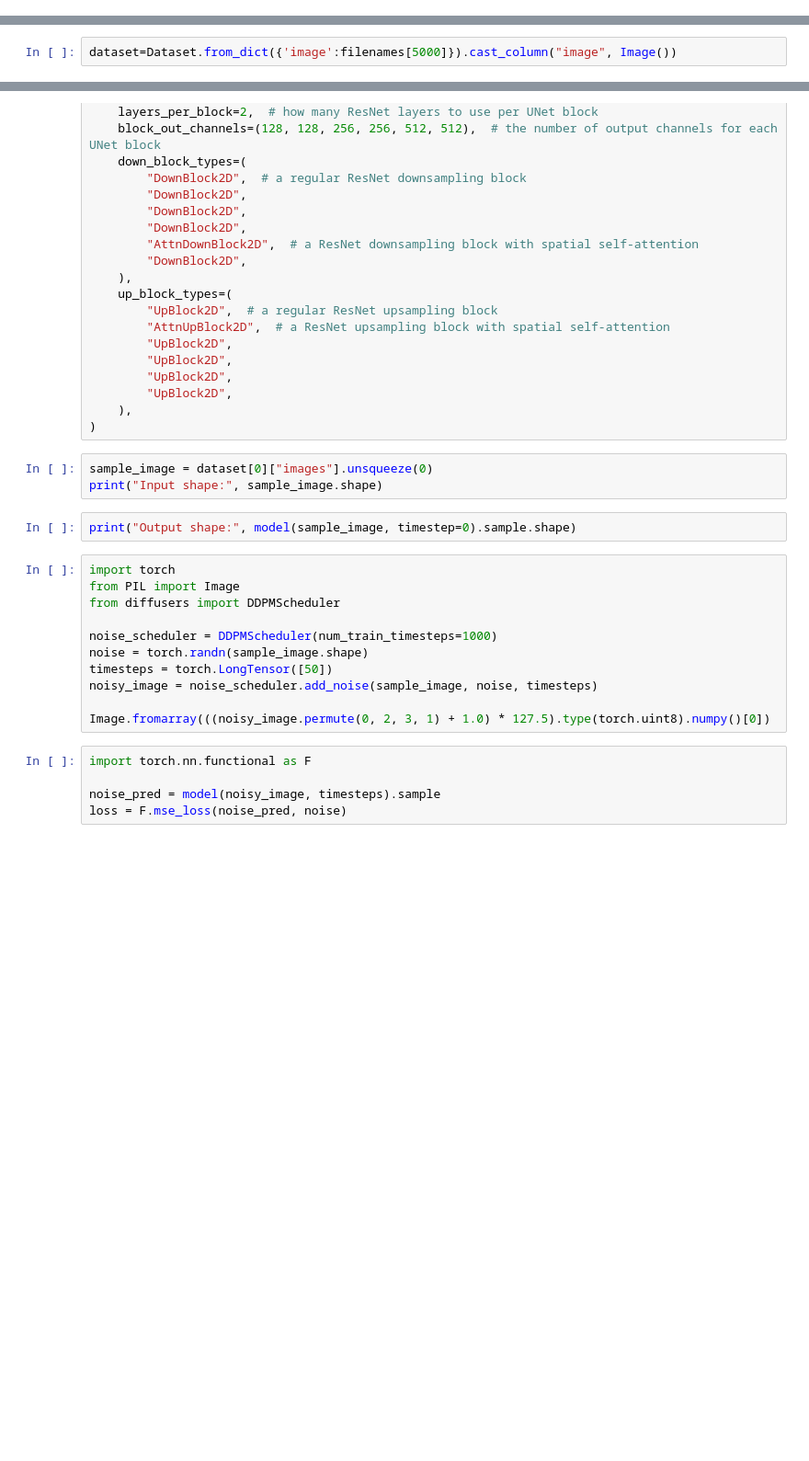
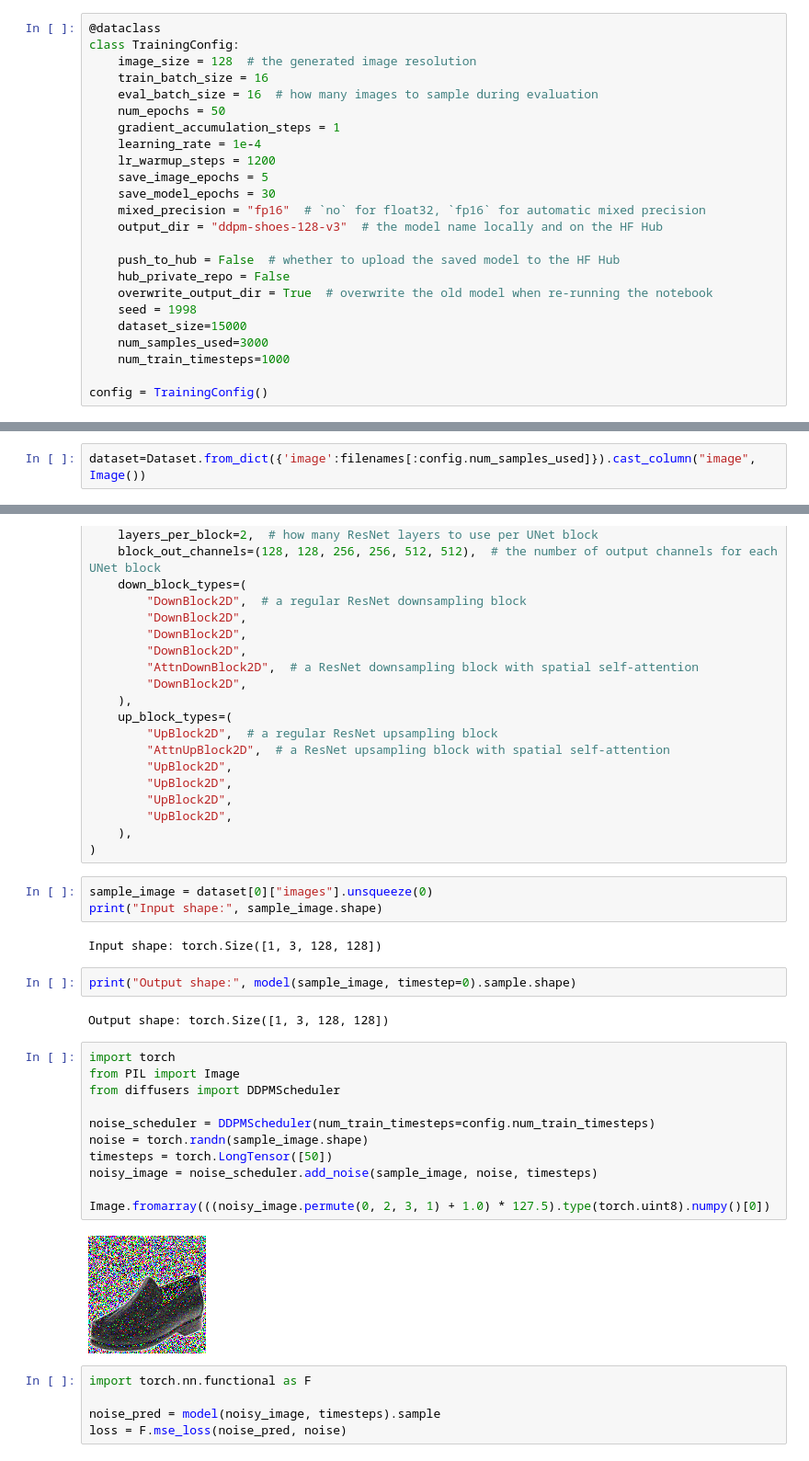
Before and after one commit to mikeagz/Proyecto-CC, a Jupyter notebook: shoes-difussion.ipynb, the cells around one changed output, grey strips where cells are left out. Shown at 92% size. Saved outputs shown, nothing was run; the diff lists cells and outputs as text; blank space fills up the shorter version.

Commit message:
New training

```diff
--- a/shoes-difussion.ipynb
+++ b/shoes-difussion.ipynb
@@ -8,3 +12,27 @@ import os
+# %%
+@dataclass
+class TrainingConfig:
+    image_size = 128  # the generated image resolution
+    train_batch_size = 16
+    eval_batch_size = 16  # how many images to sample during evaluation
+    num_epochs = 50
+    gradient_accumulation_steps = 1
+    learning_rate = 1e-4
+    lr_warmup_steps = 1200
+    save_image_epochs = 5
+    save_model_epochs = 30
+    mixed_precision = "fp16"  # `no` for float32, `fp16` for automatic mixed precision
+    output_dir = "ddpm-shoes-128-v3"  # the model name locally and on the HF Hub
+
+    push_to_hub = False  # whether to upload the saved model to the HF Hub
+    hub_private_repo = False
+    overwrite_output_dir = True  # overwrite the old model when re-running the notebook
+    seed = 1998
+    dataset_size=15000
+    num_samples_used=3000
+    num_train_timesteps=1000
+
+config = TrainingConfig()
 # %%
 root="data/Shoe vs Sandal vs Boot Dataset"
 filenames=glob.glob(root+"/*/*.*",recursive=True)
@@ -32,4 +66,4 @@ from datasets import Dataset, Image
 # %%
-dataset=Dataset.from_dict({'image':filenames[5000]}).cast_column("image", Image())
+dataset=Dataset.from_dict({'image':filenames[:config.num_samples_used]}).cast_column("image", Image())
 # %%
 dataset[0]['image']
@@ -118,19 +139,25 @@ model = UNet2DModel(
 # %%
 sample_image = dataset[0]["images"].unsqueeze(0)
 print("Input shape:", sample_image.shape)
+# %% [output]
+Input shape: torch.Size([1, 3, 128, 128])
 # %%
 print("Output shape:", model(sample_image, timestep=0).sample.shape)
+# %% [output]
+Output shape: torch.Size([1, 3, 128, 128])
 # %%
 import torch
 from PIL import Image
 from diffusers import DDPMScheduler
 
-noise_scheduler = DDPMScheduler(num_train_timesteps=1000)
+noise_scheduler = DDPMScheduler(num_train_timesteps=config.num_train_timesteps)
 noise = torch.randn(sample_image.shape)
 timesteps = torch.LongTensor([50])
 noisy_image = noise_scheduler.add_noise(sample_image, noise, timesteps)
 
 Image.fromarray(((noisy_image.permute(0, 2, 3, 1) + 1.0) * 127.5).type(torch.uint8).numpy()[0])
+# %% [output]
+[figure, added]
 # %%
 import torch.nn.functional as F
 
```
Also changed, not shown: parts of 19 cells of this notebook, 17 other files.
